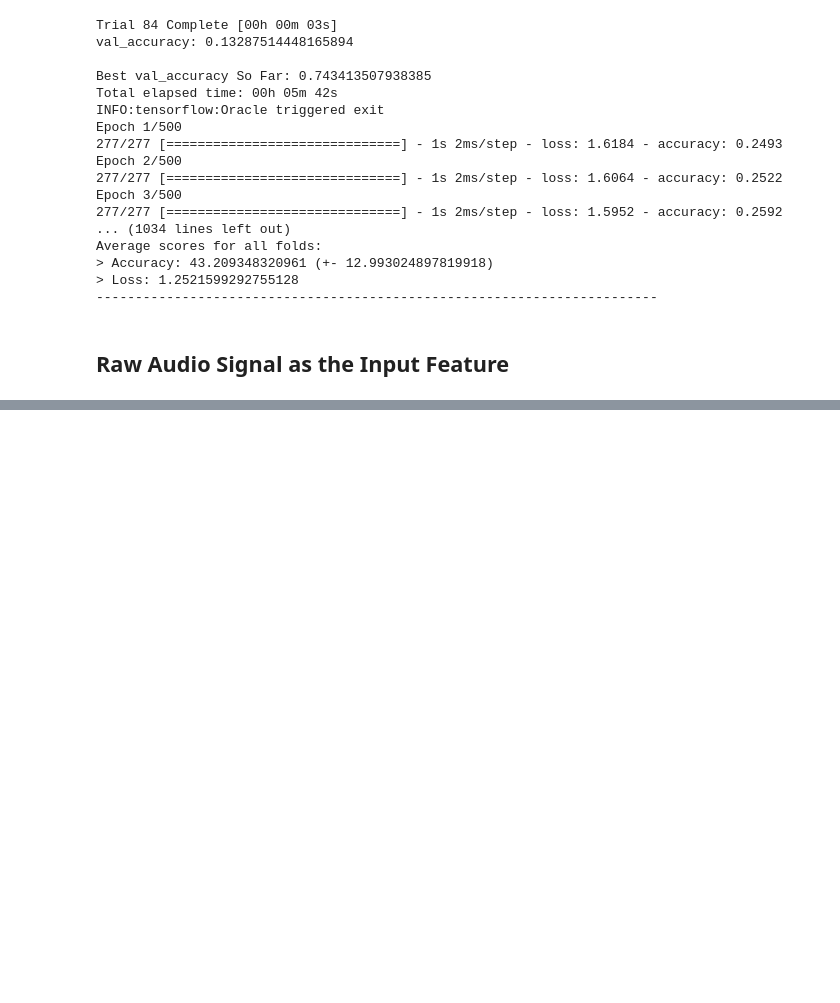
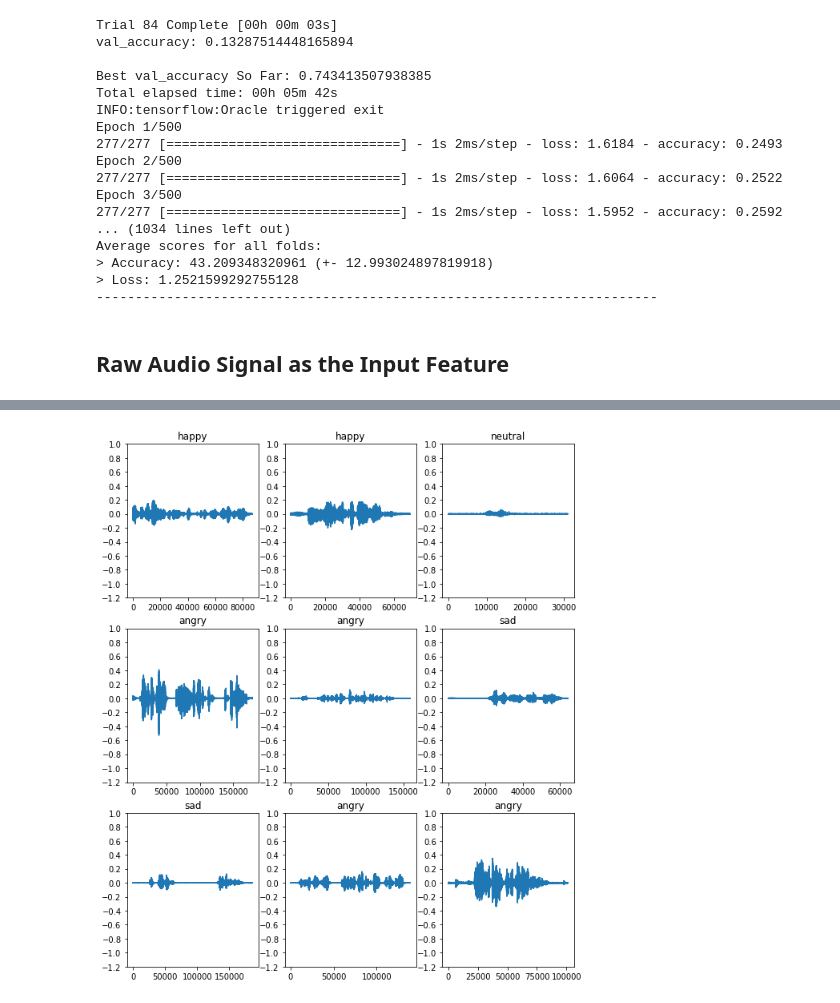
Before and after one commit to MarioCSilva/Speech_Emotion_Recognition_Thesis, a Jupyter notebook: iemocap/data/2_models_study.ipynb, the cells around one changed output, grey strips where cells are left out. Saved outputs shown, nothing was run; the diff lists cells and outputs as text; code cells hidden in the pictures; blank space fills up the shorter version.

Commit message:
batch audio signals data

```diff
--- a/iemocap/data/2_models_study.ipynb
+++ b/iemocap/data/2_models_study.ipynb
@@ -707,0 +676,13 @@ waveform_ds = filenames.map(
+# %%
+def get_signal_and_label(audio_file):
+    audio_file = str(bytes.decode(audio_file.numpy()))
+    y, _ = librosa.load(audio_file, res_type='kaiser_fast')
+    return y, raw_df_soa.loc[audio_file]["Emotion"]
+
+AUTOTUNE = tf.data.AUTOTUNE
+
+filenames_ds = tf.data.Dataset.list_files([str(file) for file in raw_df_soa.index.values])
+
+waveform_ds = filenames_ds.map(
+    lambda x: tf.py_function(get_signal_and_label, [x], [tf.float32, tf.string]),
+    num_parallel_calls=AUTOTUNE)
@@ -707,0 +692,18 @@ waveform_ds = filenames.map(
+# %%
+rows = 3
+cols = 3
+n = rows * cols
+fig, axes = plt.subplots(rows, cols, figsize=(10, 12))
+
+for i, (audio, label) in enumerate(waveform_ds.take(n)):
+  r = i // cols
+  c = i % cols
+  ax = axes[r][c]
+  ax.plot(audio.numpy())
+  ax.set_yticks(np.arange(-1.2, 1.2, 0.2))
+  label = label.numpy().decode('utf-8')
+  ax.set_title(label)
+
+plt.show()
+# %% [output]
+[figure, added]
```
Also changed, not shown: parts of 8 cells of this notebook.
